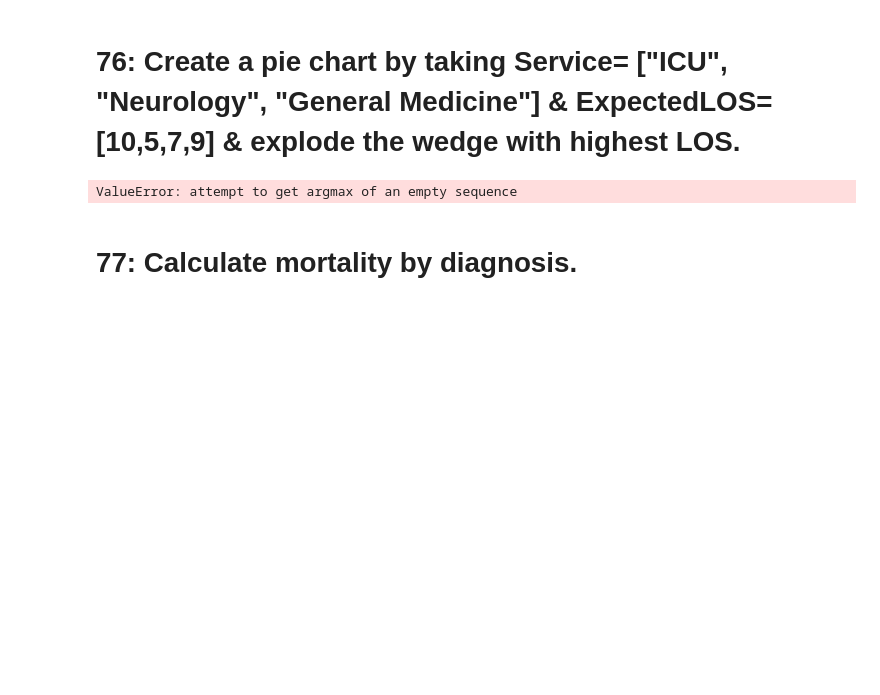
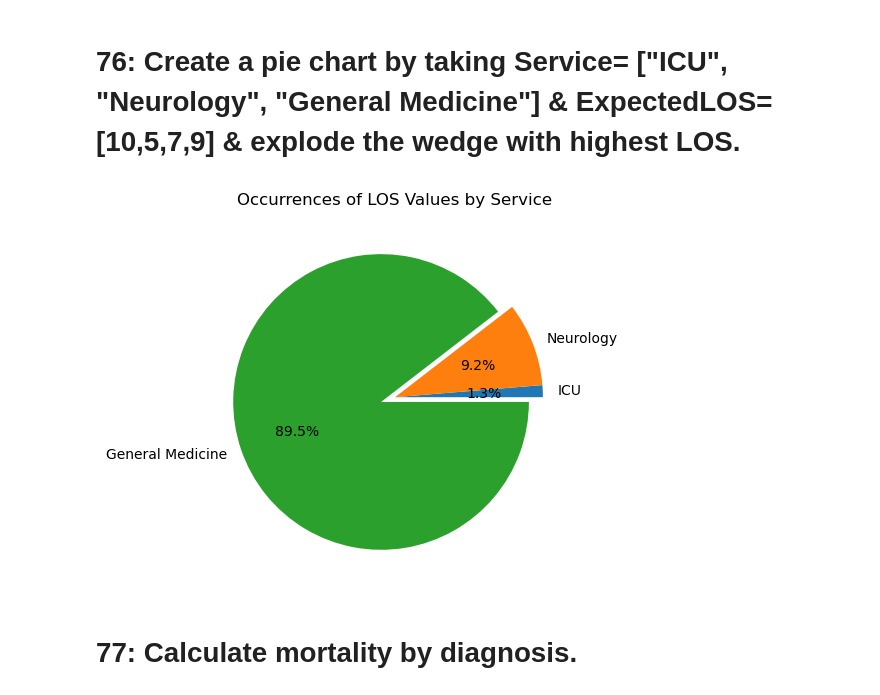
Before and after one commit to Amitha-sridhar/Py-Coders, a Jupyter notebook: Python Hackathon.ipynb, the cells around one changed output. Drawn from its saved outputs; the diff is of its cells as text; code cells hidden in the pictures; blank space fills up the shorter version.

```diff
--- a/Python Hackathon.ipynb
+++ b/Python Hackathon.ipynb
@@ -393,34 +393,31 @@ Name: 236, dtype: object
 # %% [markdown]
 # 76: Create a pie chart by taking Service= ["ICU", "Neurology", "General Medicine"] & ExpectedLOS=[10,5,7,9] & explode the wedge with highest LOS.
 # %%
-# Filter the data based on specified services and expected LOS values
-selected_services = ["ICU", "Neurology", "General Medicine"]
-selected_expected_los = [10, 5, 7, 9]
+re_adm['expected_los'] = np.ceil(re_adm['ExpectedLOS'])
 
-filtered_data = re_adm[
-    (re_adm['Service'].isin(selected_services)) &
-    (re_adm['ExpectedLOS'].isin(selected_expected_los))
-]
+filter_service = ["ICU", "Neurology", "General Medicine"]
+select_service = re_adm[re_adm["Service"].isin(filter_service)]
 
-# Group data by 'Service' and calculate the sum of 'ExpectedLOS' for each service
-grouped_data = filtered_data.groupby('Service')['ExpectedLOS'].sum()
+select_LOS = [10, 9, 7, 5]
 
-# Find the index of the service with the highest LOS
-highest_los_service = grouped_data.idxmax()
+# Count occurrences of specified LOS sum values in each service
+service_counts = {}
+for service in filter_service:
+    service_data = select_service[select_service["Service"] == service]
+    los_sum_counts = (service_data["expected_los"].isin(select_LOS)).sum()
+    service_counts[service] = los_sum_counts
 
-# Create an explode list to highlight the highest LOS service
-explode = [0.1 if service == highest_los_service else 0 for service in grouped_data.index]
+# Find the index of the service with the highest count
+max_count_service = max(service_counts, key=service_counts.get)
 
-# Create the pie chart
-plt.figure(figsize=(8, 8))
-plt.pie(grouped_data, labels=grouped_data.index, autopct='%1.1f%%', startangle=140, explode=explode)
-plt.title("Expected Length of Stay by Service")
-plt.axis('equal')  # Equal aspect ratio ensures that pie is drawn as a circle
+# Create explode array
+explode = [0.1 if service == max_count_service else 0 for service in filter_service]
 
-# Show the plot
+plt.pie(service_counts.values(), labels=service_counts.keys(), autopct="%1.1f%%", explode=explode)
+plt.title("Occurrences of LOS Values by Service")
 plt.show()
 # %% [output]
-ValueError: attempt to get argmax of an empty sequence
+[figure, added]
 # %% [markdown]
 # 77: Calculate mortality by diagnosis.
 # %%
```
